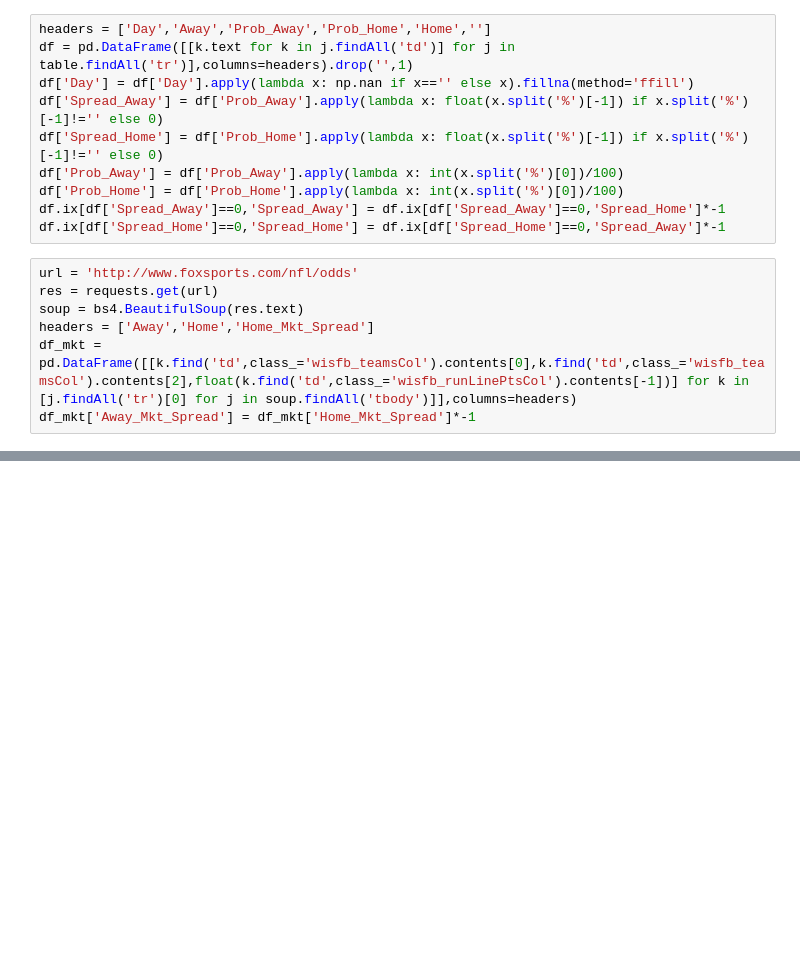
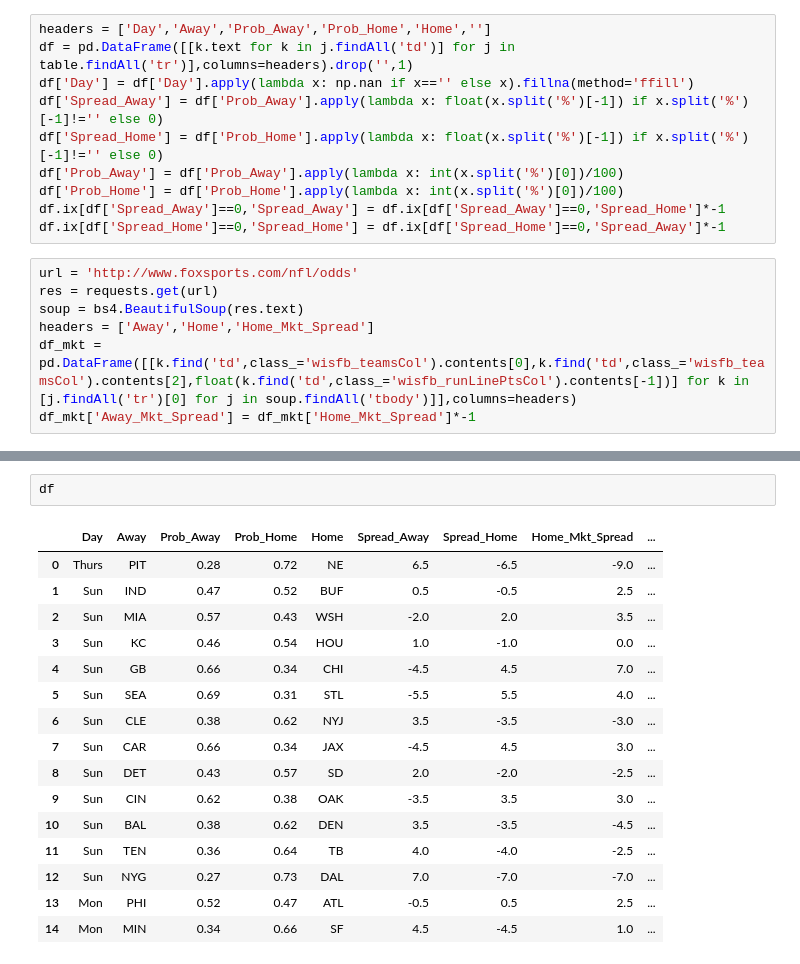
Before and after one commit to mwalkup55/Misc, a Jupyter notebook: Vegas538.ipynb, the cells around one changed output, grey strips where cells are left out. Cells and saved outputs as stored; diff of their text form; blank space fills up the shorter version.

```diff
--- a/Vegas538.ipynb
+++ b/Vegas538.ipynb
@@ -42,0 +42,19 @@ plt.tight_layout()
+# %%
+df
+# %% [output]
+|  | Day | Away | Prob_Away | Prob_Home | Home | Spread_Away | Spread_Home | Home_Mkt_Spread | ... |
+| 0 | Thurs | PIT | 0.28 | 0.72 | NE | 6.5 | -6.5 | -9.0 | ... |
+| 1 | Sun | IND | 0.47 | 0.52 | BUF | 0.5 | -0.5 | 2.5 | ... |
+| 2 | Sun | MIA | 0.57 | 0.43 | WSH | -2.0 | 2.0 | 3.5 | ... |
+| 3 | Sun | KC | 0.46 | 0.54 | HOU | 1.0 | -1.0 | 0.0 | ... |
+| 4 | Sun | GB | 0.66 | 0.34 | CHI | -4.5 | 4.5 | 7.0 | ... |
+| 5 | Sun | SEA | 0.69 | 0.31 | STL | -5.5 | 5.5 | 4.0 | ... |
+| 6 | Sun | CLE | 0.38 | 0.62 | NYJ | 3.5 | -3.5 | -3.0 | ... |
+| 7 | Sun | CAR | 0.66 | 0.34 | JAX | -4.5 | 4.5 | 3.0 | ... |
+| 8 | Sun | DET | 0.43 | 0.57 | SD | 2.0 | -2.0 | -2.5 | ... |
+| 9 | Sun | CIN | 0.62 | 0.38 | OAK | -3.5 | 3.5 | 3.0 | ... |
+| 10 | Sun | BAL | 0.38 | 0.62 | DEN | 3.5 | -3.5 | -4.5 | ... |
+| 11 | Sun | TEN | 0.36 | 0.64 | TB | 4.0 | -4.0 | -2.5 | ... |
+| 12 | Sun | NYG | 0.27 | 0.73 | DAL | 7.0 | -7.0 | -7.0 | ... |
+| 13 | Mon | PHI | 0.52 | 0.47 | ATL | -0.5 | 0.5 | 2.5 | ... |
+| 14 | Mon | MIN | 0.34 | 0.66 | SF | 4.5 | -4.5 | 1.0 | ... |
```
Also changed, not shown: parts of 2 cells of this notebook.
